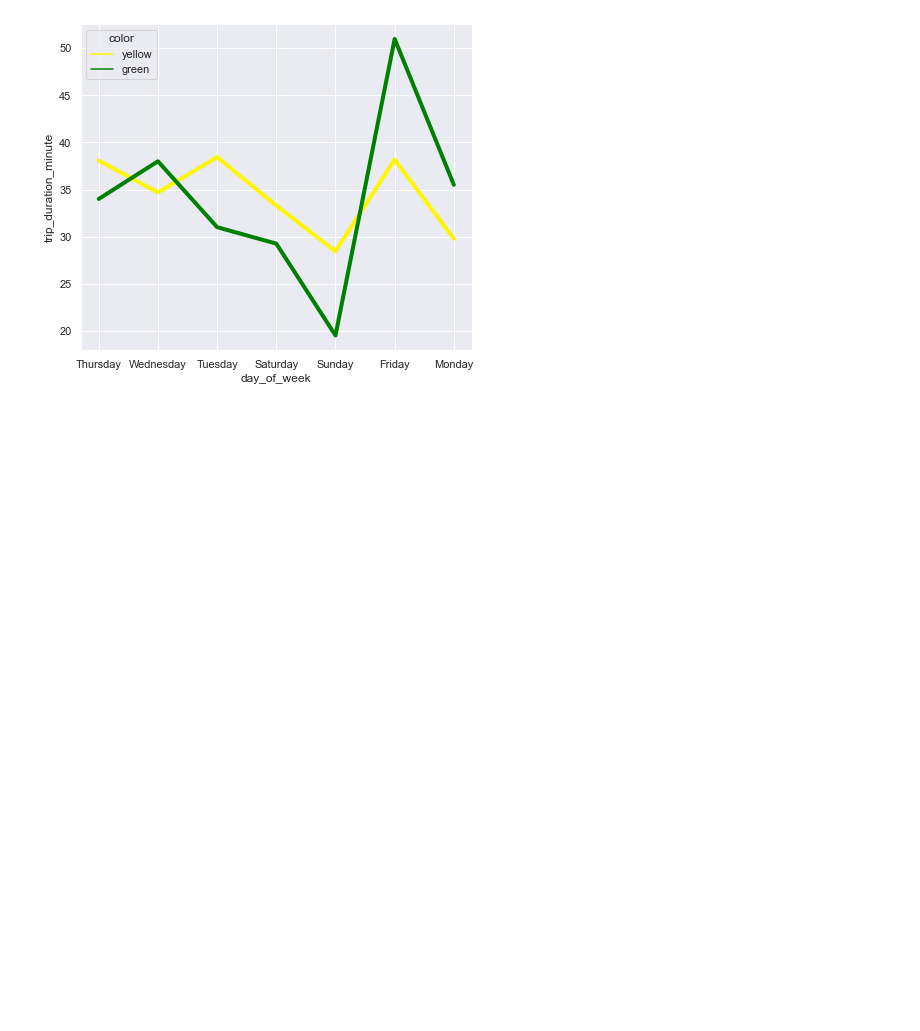
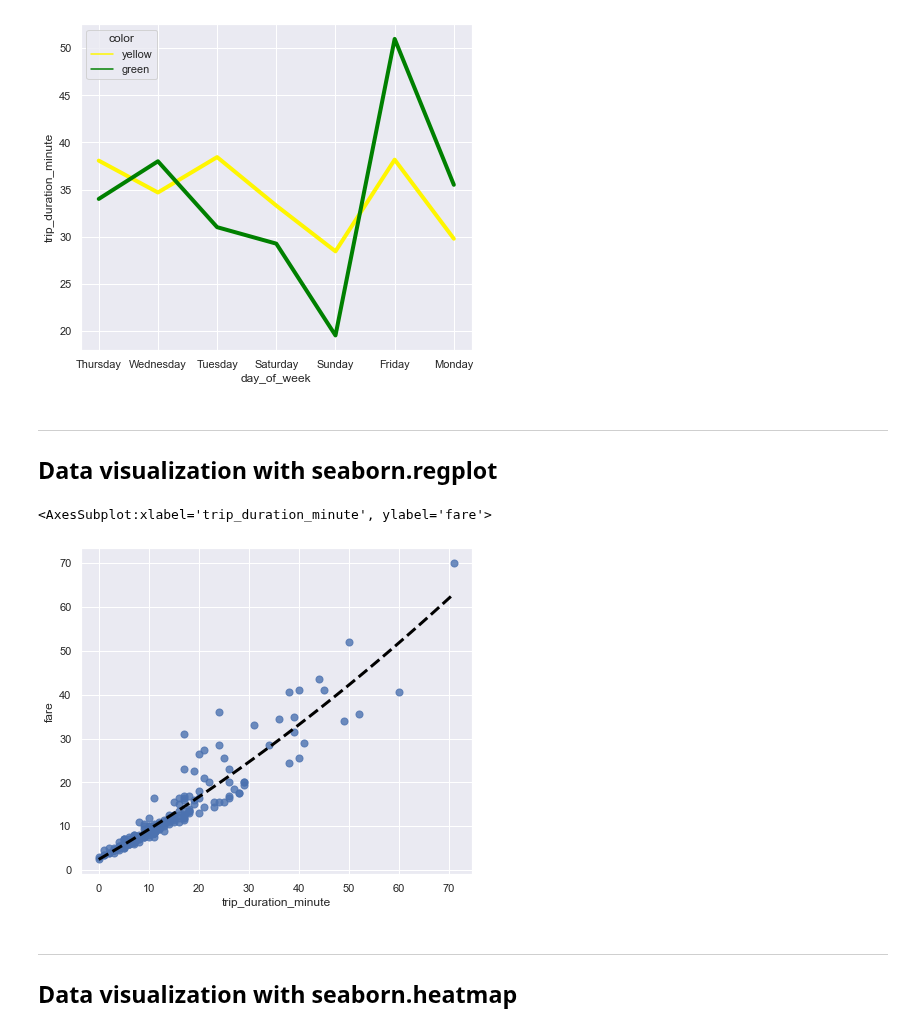
Before and after one commit to hyoaru/dsa-libraries-test, a Jupyter notebook: seaborn.ipynb, the cells around one changed output. Drawn from its saved outputs; the diff is of its cells as text; code cells hidden in the pictures; blank space fills up the shorter version.

Commit message:
[add] visualizations with seaborn.heatmap section

```diff
--- a/seaborn.ipynb
+++ b/seaborn.ipynb
@@ -338,3 +338,24 @@ sns.lineplot(
 # %% [output]
 <AxesSubplot:xlabel='day_of_week', ylabel='trip_duration_minute'>
 [figure]
+# %% [markdown]
+---
+## Data visualization with seaborn.regplot
+# %%
+taxis_dataframe_sample = taxis_dataframe.sample(n=200)
+# %%
+sns.regplot(
+    x='trip_duration_minute',
+    y='fare',
+    order=2,
+    ci=None,
+    scatter_kws={'s': 50, 'alpha' : 0.8},
+    line_kws={'lw' : 3, 'color' : 'black', 'linestyle' : '--',},
+    data=taxis_dataframe_sample,
+)
+# %% [output]
+<AxesSubplot:xlabel='trip_duration_minute', ylabel='fare'>
+[figure, added]
+# %% [markdown]
+---
+## Data visualization with seaborn.heatmap
```
Also changed, not shown: parts of 1 cell of this notebook.
